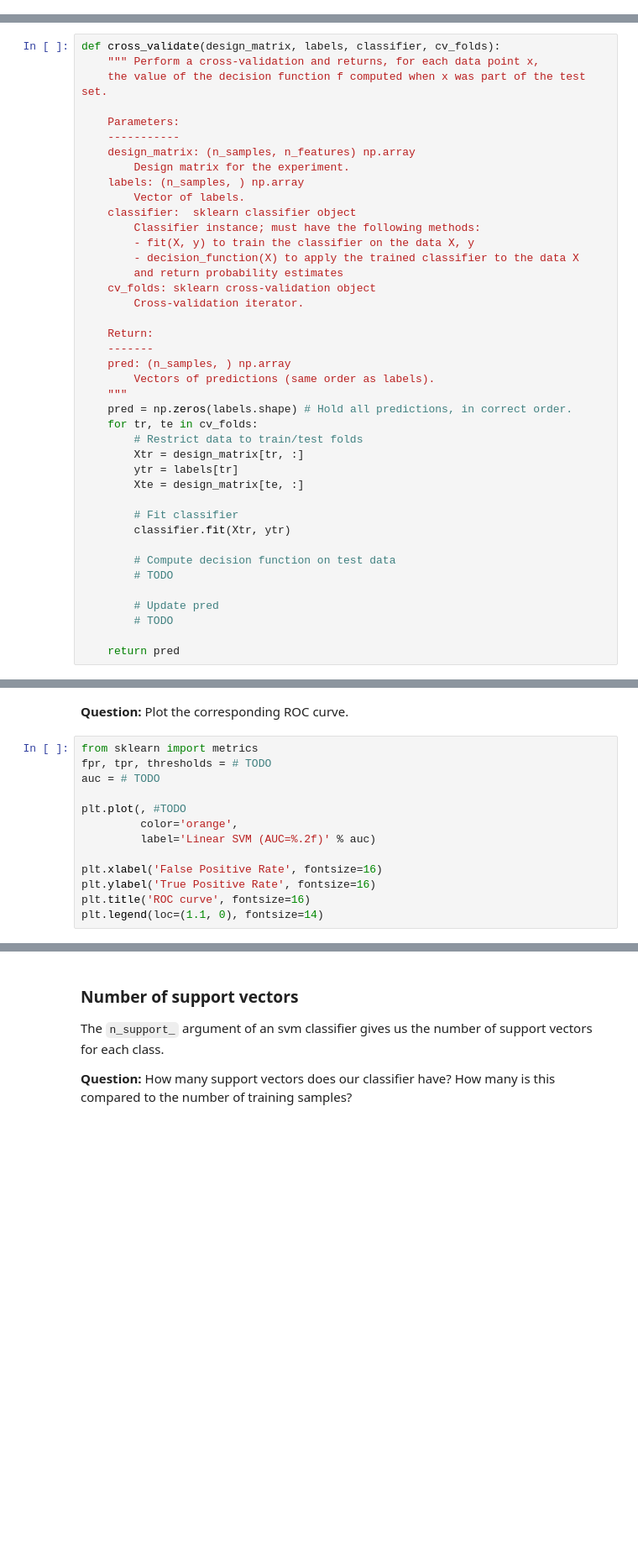
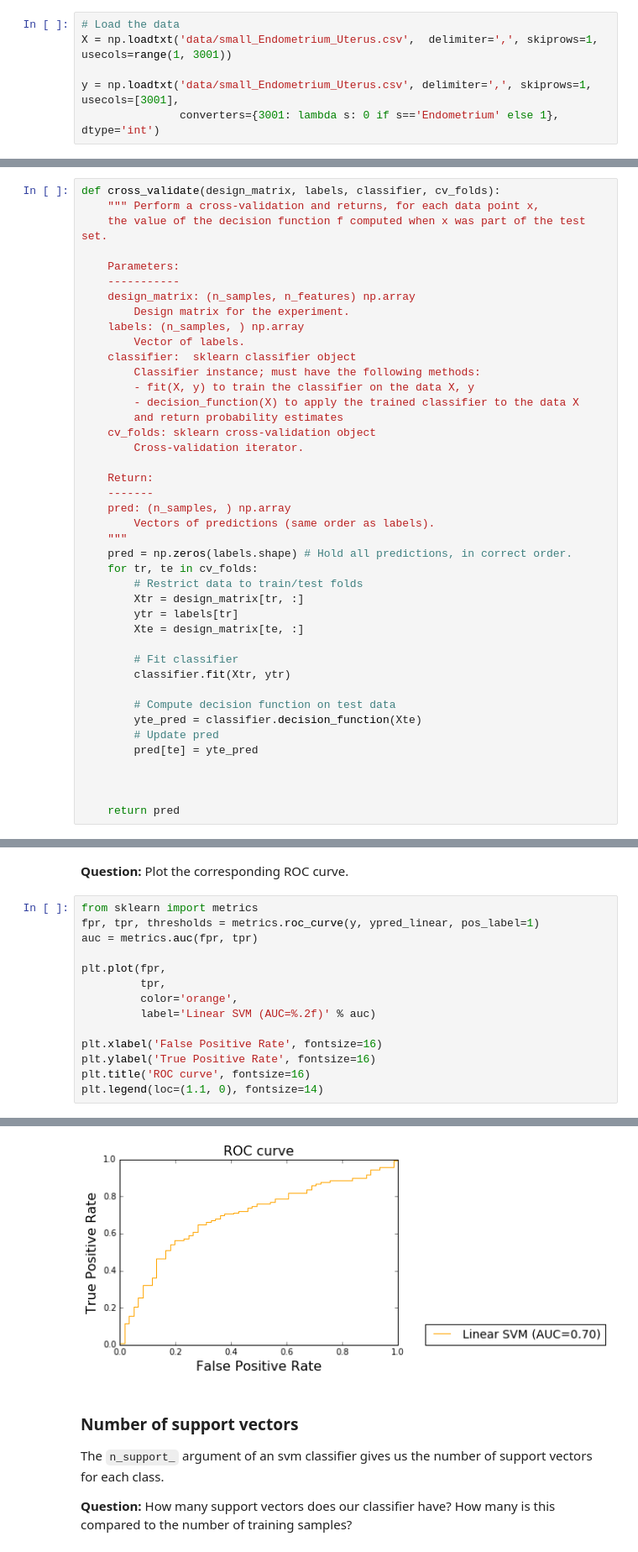
Before and after one commit to Coneain/ma2823_2016, a Jupyter notebook: lab_notebooks/Lab 7 2016-11-25 Support Vector Machines.ipynb, the cells around one changed output, grey strips where cells are left out. Shown at 84% size. Cells and saved outputs as stored; diff of their text form; blank space fills up the shorter version.

```diff
--- a/lab_notebooks/Lab 7 2016-11-25 Support Vector Machines.ipynb
+++ b/lab_notebooks/Lab 7 2016-11-25 Support Vector Machines.ipynb
@@ -11,3 +13,9 @@ import numpy as np
+# %%
+# Load the data
+X = np.loadtxt('data/small_Endometrium_Uterus.csv',  delimiter=',', skiprows=1, usecols=range(1, 3001))
+
+y = np.loadtxt('data/small_Endometrium_Uterus.csv', delimiter=',', skiprows=1, usecols=[3001],
+               converters={3001: lambda s: 0 if s=='Endometrium' else 1}, dtype='int')
 # %%
 # Set up a stratified 10-fold cross-validation
 from sklearn import cross_validation
@@ -61,10 +69,11 @@ def cross_validate(design_matrix, labels, classifier, cv_folds):
         classifier.fit(Xtr, ytr)
 
         # Compute decision function on test data
-        # TODO
+        yte_pred = classifier.decision_function(Xte)
+        # Update pred
+        pred[te] = yte_pred
 
-        # Update pred
-        # TODO
+
 
     return pred
 # %% [markdown]
@@ -78,10 +87,11 @@ ypred_linear = cross_validate(X, y, clf, folds)
 **Question:** Plot the corresponding ROC curve.
 # %%
 from sklearn import metrics
-fpr, tpr, thresholds = # TODO
-auc = # TODO
+fpr, tpr, thresholds = metrics.roc_curve(y, ypred_linear, pos_label=1)
+auc = metrics.auc(fpr, tpr)
 
-plt.plot(, #TODO
+plt.plot(fpr,
+         tpr,
          color='orange',
          label='Linear SVM (AUC=%.2f)' % auc)
 
@@ -89,3 +99,4 @@ plt.xlabel('False Positive Rate', fontsize=16)
 plt.ylabel('True Positive Rate', fontsize=16)
 plt.title('ROC curve', fontsize=16)
 plt.legend(loc=(1.1, 0), fontsize=14)
+# %% [output]
@@ -92,3 +104,4 @@ plt.legend(loc=(1.1, 0), fontsize=14)
+[figure, added]
 # %% [markdown]
 ### Number of support vectors
 
```
Also changed, not shown: parts of 15 cells of this notebook.
